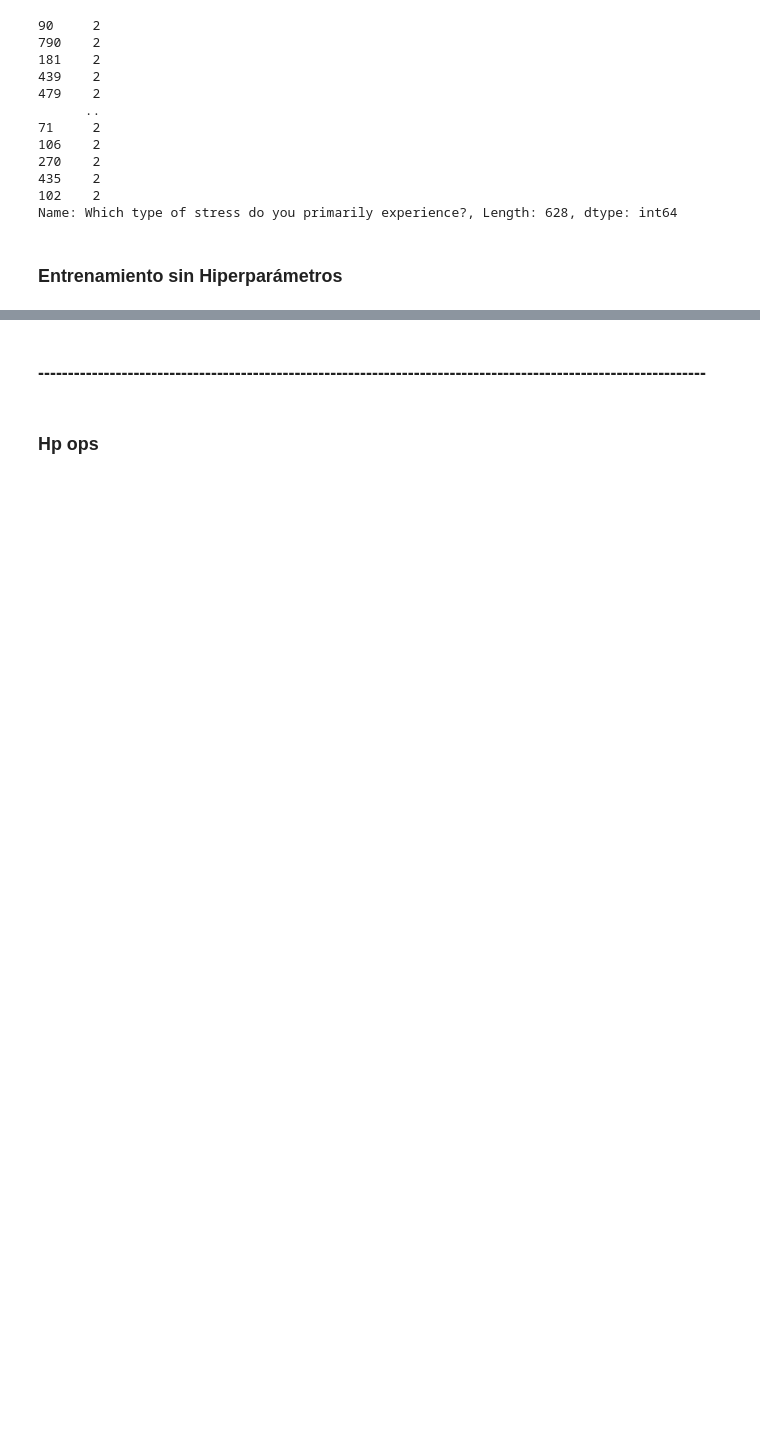
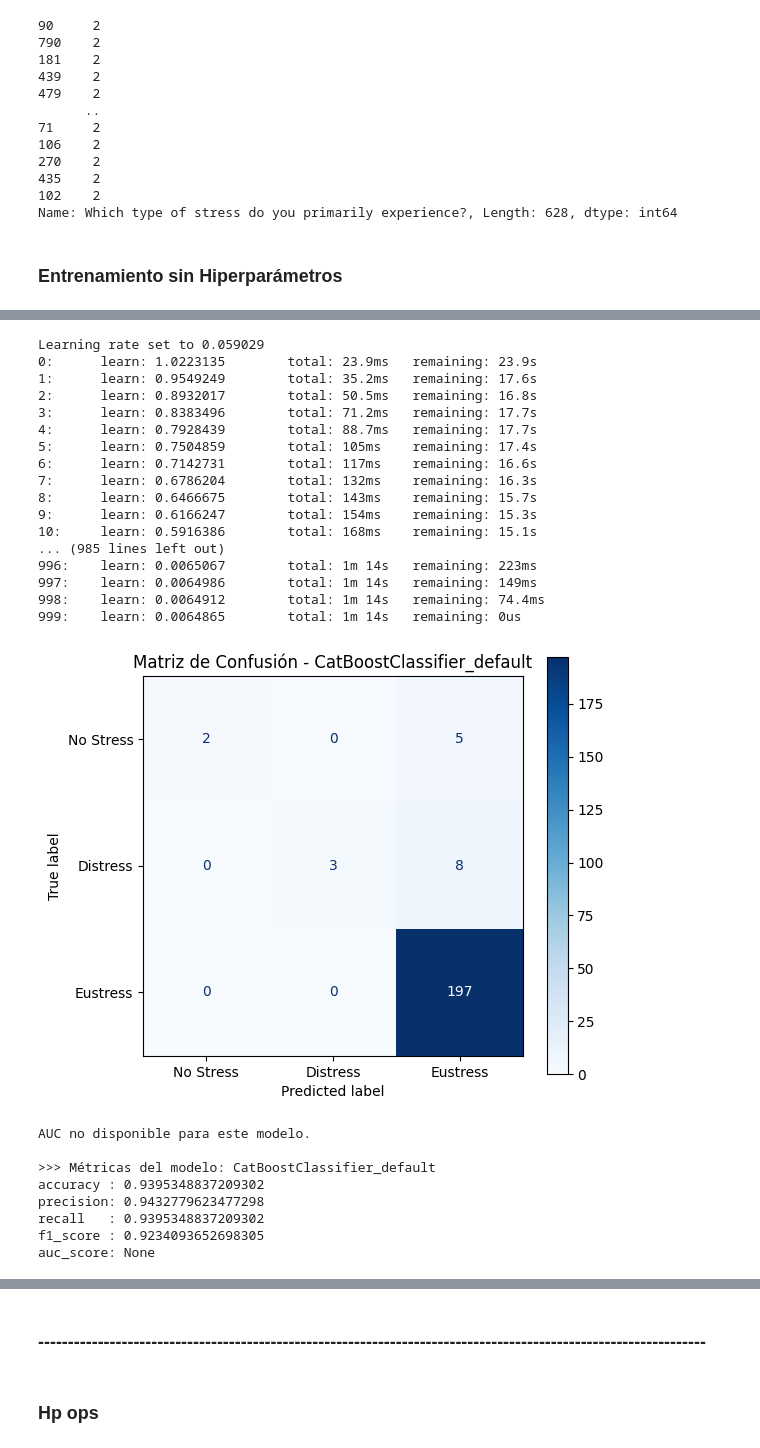
Before and after one commit to Marquinhos9873/mle3, a Jupyter notebook: notebooks/Clasificacion HPM.ipynb, the cells around one changed output, grey strips where cells are left out. Saved outputs shown, nothing was run; the diff lists cells and outputs as text; code cells hidden in the pictures; blank space fills up the shorter version.

```diff
--- a/notebooks/Clasificacion HPM.ipynb
+++ b/notebooks/Clasificacion HPM.ipynb
@@ -383,0 +420,34 @@ NameError: name 'os' is not defined
+# %%
+#CatBoostClassifier
+
+kitty.fit(X_train, y_train)
+predictions_kitty_default = kitty.predict(X_test)
+probabilities_kitty_default = kitty.predict_proba(X_test)
+metrics = evaluate_classification_model(name_model = 'CatBoostClassifier_default', y_real = y_test, predictions = predictions_kitty_default, probabilities = probabilities_kitty_default, save_path = save_path)
+# %% [output]
+Learning rate set to 0.059029
+0:      learn: 1.0223135        total: 23.9ms   remaining: 23.9s
+1:      learn: 0.9549249        total: 35.2ms   remaining: 17.6s
+2:      learn: 0.8932017        total: 50.5ms   remaining: 16.8s
+3:      learn: 0.8383496        total: 71.2ms   remaining: 17.7s
+4:      learn: 0.7928439        total: 88.7ms   remaining: 17.7s
+5:      learn: 0.7504859        total: 105ms    remaining: 17.4s
+6:      learn: 0.7142731        total: 117ms    remaining: 16.6s
+7:      learn: 0.6786204        total: 132ms    remaining: 16.3s
+8:      learn: 0.6466675        total: 143ms    remaining: 15.7s
+9:      learn: 0.6166247        total: 154ms    remaining: 15.3s
+10:     learn: 0.5916386        total: 168ms    remaining: 15.1s
+... (985 lines left out)
+996:    learn: 0.0065067        total: 1m 14s   remaining: 223ms
+997:    learn: 0.0064986        total: 1m 14s   remaining: 149ms
+998:    learn: 0.0064912        total: 1m 14s   remaining: 74.4ms
+999:    learn: 0.0064865        total: 1m 14s   remaining: 0us
+[figure, added]
+AUC no disponible para este modelo.
+
+>>> Métricas del modelo: CatBoostClassifier_default
+accuracy : 0.9395348837209302
+precision: 0.9432779623477298
+recall   : 0.9395348837209302
+f1_score : 0.9234093652698305
+auc_score: None
```
Also changed, not shown: parts of 10 cells of this notebook, 10 other files.
